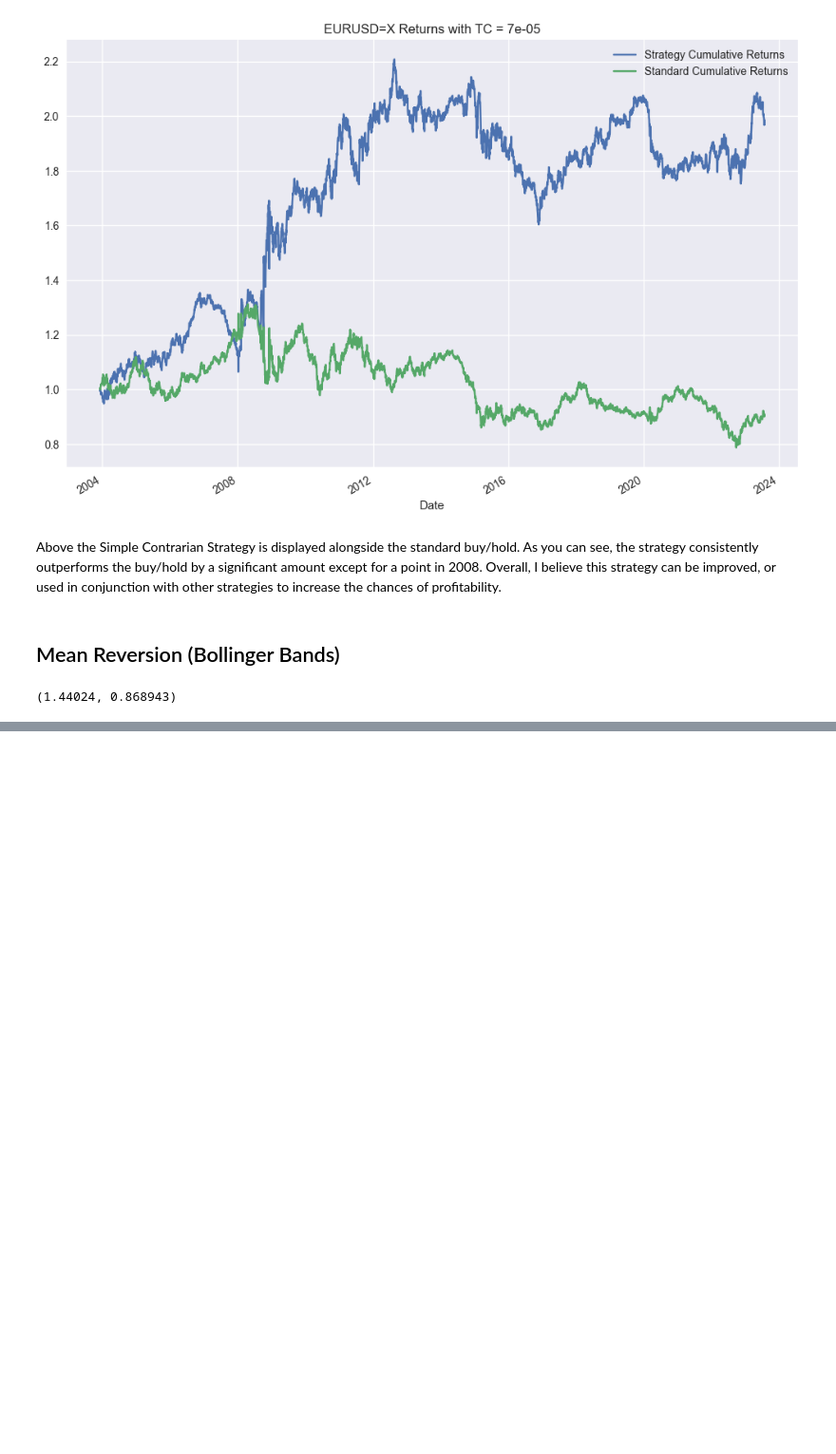
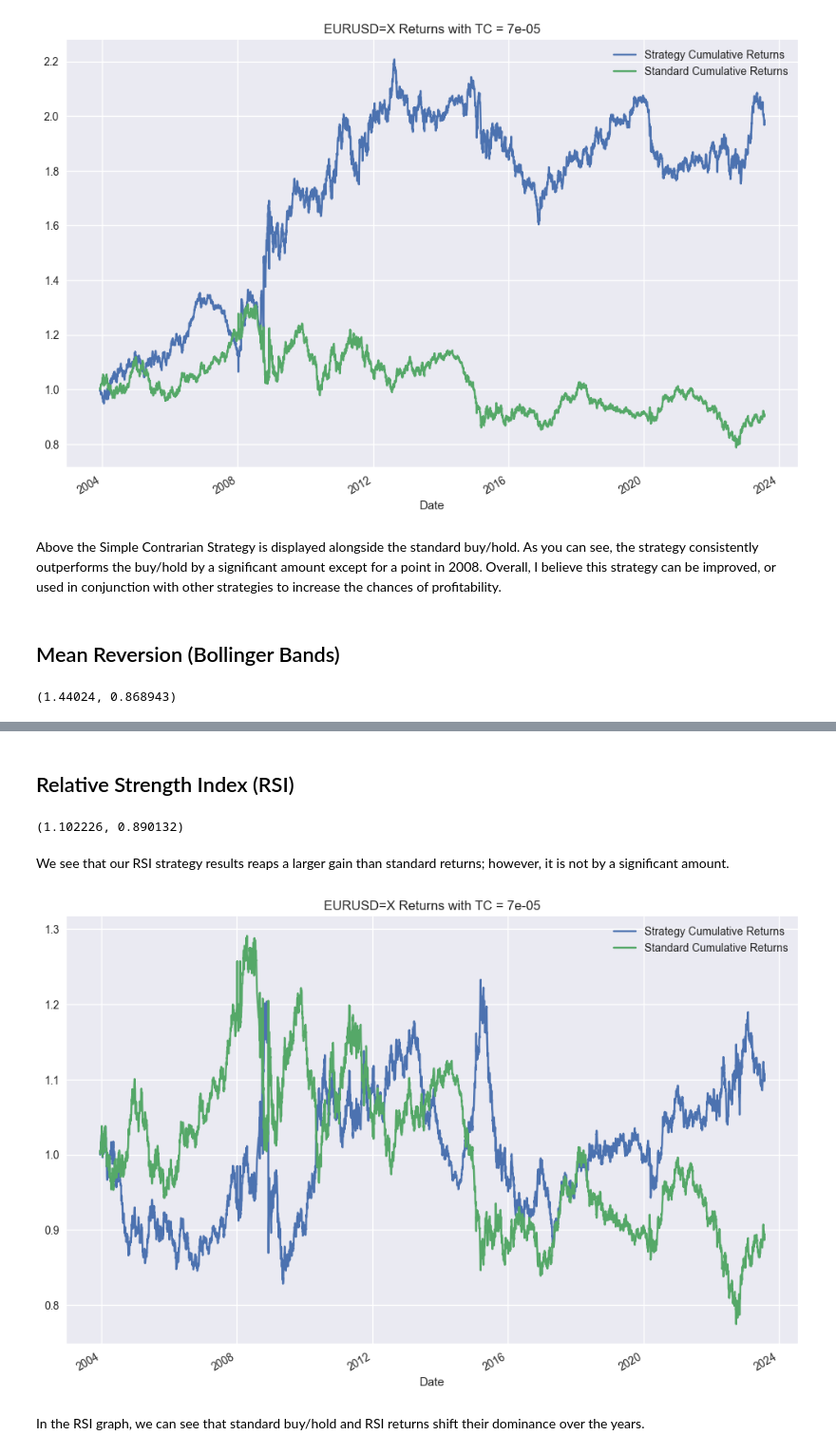
Before and after one commit to danielxu04/DynamicForexTrader, a Jupyter notebook: vectorized_backtesting/VectorizedBacktester.ipynb, the cells around one changed output, grey strips where cells are left out. Shown: that part at 95% size. Cells and saved outputs as stored; diff of their text form; code cells hidden in the pictures; blank space fills up the shorter version.

```diff
--- a/vectorized_backtesting/VectorizedBacktester.ipynb
+++ b/vectorized_backtesting/VectorizedBacktester.ipynb
@@ -57,0 +64,2 @@ bollinger_bands.plot_results()
+# %% [markdown]
+## Relative Strength Index (RSI)
@@ -57,0 +68,14 @@ bollinger_bands.plot_results()
+# %%
+rsi = RSITest('EURUSD=X', start='2000-01-01', end='2023-08-01', tc=0.00007, window=14, buy_threshold=70, sell_threshold=30, granularity='1d')
+# %%
+rsi.test_strategy()
+# %% [output]
+(1.102226, 0.890132)
+# %% [markdown]
+We see that our RSI strategy results reaps a larger gain than standard returns; however, it is not by a significant amount.
+# %%
+rsi.plot_results()
+# %% [output]
+[figure, added]
+# %% [markdown]
+In the RSI graph, we can see that standard buy/hold and RSI returns shift their dominance over the years.
```
Also changed, not shown: parts of 4 cells of this notebook, 1 other file.
